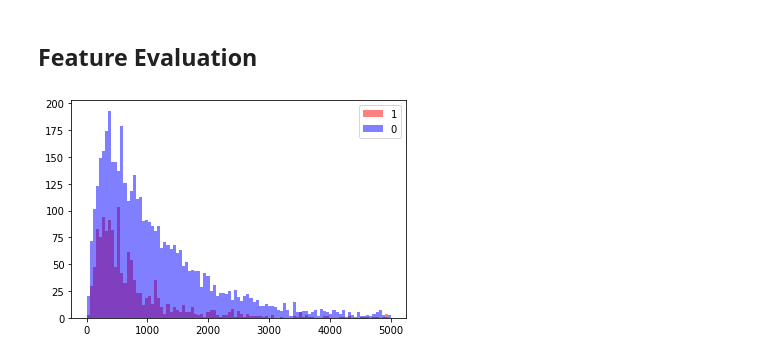
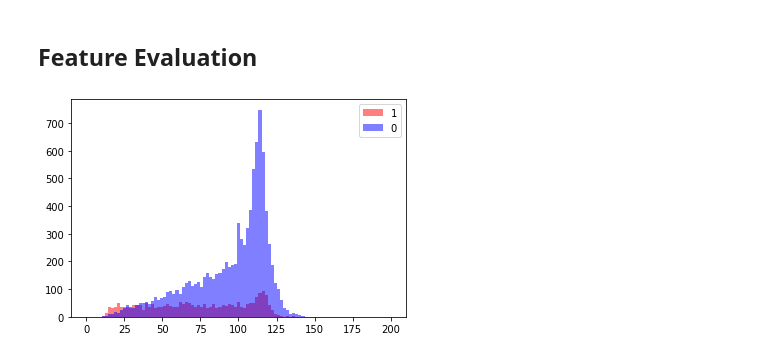
Before and after one commit to bansalrishi/NaturalLanguageProcessing, a Jupyter notebook: Feature Engineering.ipynb, the cells around one changed output. Drawn from its saved outputs; the diff is of its cells as text; code cells hidden in the pictures.

```diff
--- a/Feature Engineering.ipynb
+++ b/Feature Engineering.ipynb
@@ -58,10 +58,10 @@ df.plot.kde()
 import pandas as pd
 import numpy as np
 
-dataset = pd.read_csv("Data/emails.csv")
+dataset = pd.read_csv("Data/Tweets.csv")
 
 X = dataset["text"]
-y = dataset["spam"]
+y = dataset["airline_sentiment"]
 # %%
 dataset["text_len"] = dataset["text"].apply(lambda x: len(x) - x.count(" "))
 dataset
@@ -86,10 +86,10 @@ import matplotlib.pyplot as plt
 import numpy as np
 # %%
 #dataset[["text_len"]] = preprocessing.scale(dataset[["text_len"]])
-bins = np.linspace(0, 5000, 100)
-plt.hist(dataset[dataset['spam']== 1]['text_len'], bins, alpha = 0.5, color = 'red', label = "1")
-plt.hist(dataset[dataset['spam']== 0]['text_len'], bins, alpha = 0.5, color = 'blue', label = "0")
+bins = np.linspace(0, 200, 100)
+plt.hist(dataset[dataset['airline_sentiment']== "positive"]['text_len'], bins, alpha = 0.5, color = 'red', label = "1")
+plt.hist(dataset[dataset['airline_sentiment']== "negative"]['text_len'], bins, alpha = 0.5, color = 'blue', label = "0")
 plt.legend()
 plt.show()
 # %% [output]
-[figure, old version]
+[figure, new version]
```
Also changed, not shown: parts of 6 cells of this notebook, 2 other files.
